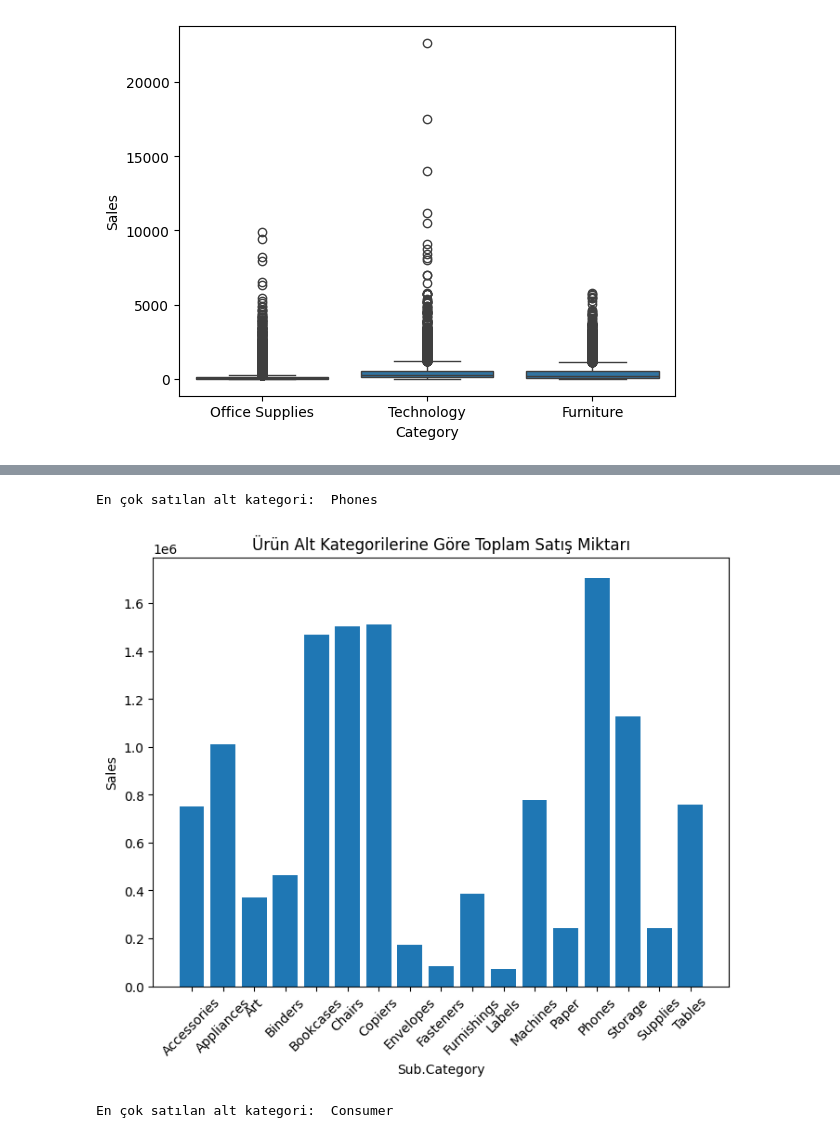
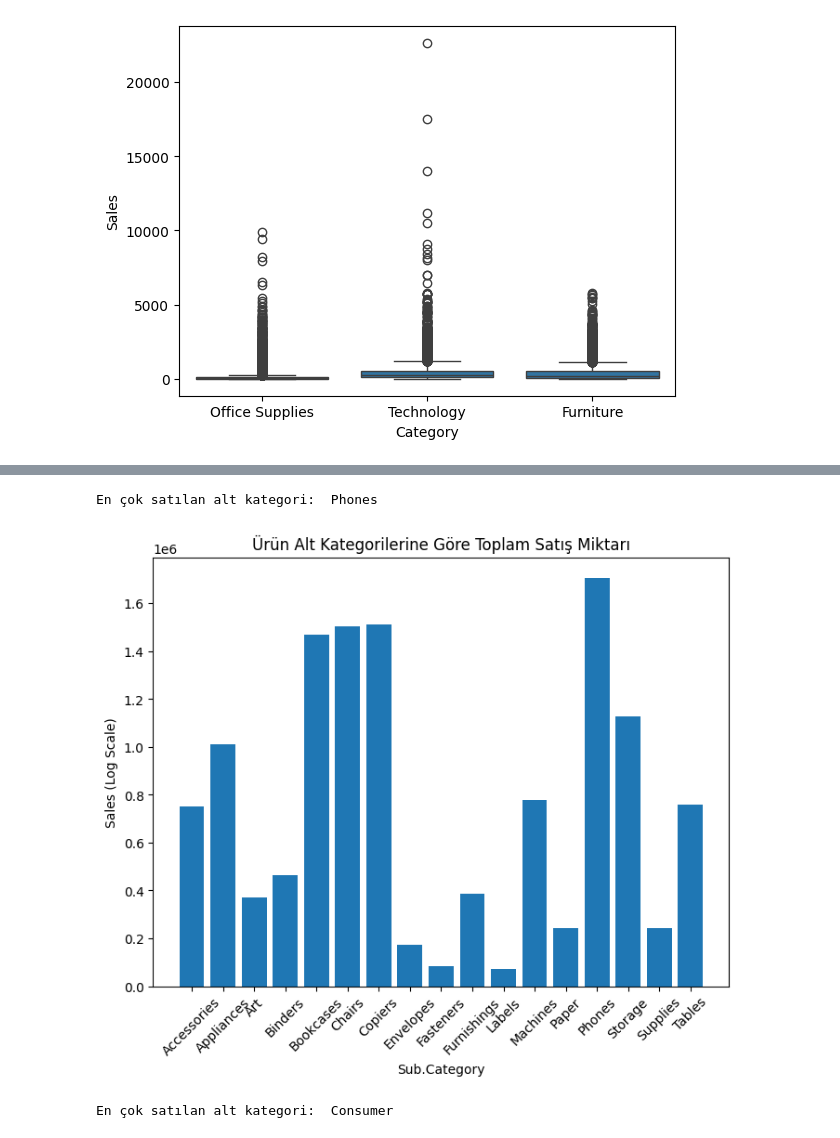
Before and after one commit to sevgicann/pythonfiles, a Jupyter notebook: week-3/exercise-week3.ipynb, the cells around one changed output, grey strips where cells are left out. Drawn from its saved outputs; the diff is of its cells as text; code cells hidden in the pictures.

```diff
--- a/week-3/exercise-week3.ipynb
+++ b/week-3/exercise-week3.ipynb
@@ -321,23 +342,23 @@ grafik_box.set_xticklabels(grafik.get_xticklabels(), rotation=45)
 # %%
 #En çok satılan ürün alt kategorisi Bulmak için:
 toplam_satis = df.groupby('Sub.Category')['Sales'].sum().reset_index()
 
 # En çok satılan alt kategoriyi bulma
 en_cok_satilan = toplam_satis[toplam_satis['Sales'] == toplam_satis['Sales'].max()]
 
 print("En çok satılan alt kategori: ", en_cok_satilan['Sub.Category'].values[0])
 
 # Görselleştirme - Barplot ile ürün alt kategorilerinin satış miktarlarını gösterme
 plt.figure(figsize=(8, 6))
 plt.bar(toplam_satis['Sub.Category'], toplam_satis['Sales'])
 plt.xlabel('Sub.Category')
-plt.ylabel('Sales')
+plt.ylabel('Sales (Log Scale)')
 plt.title('Ürün Alt Kategorilerine Göre Toplam Satış Miktarı')
 plt.xticks(rotation=45)
 plt.show()
 # %% [output]
 En çok satılan alt kategori:  Phones
-[figure, old version]
+[figure, new version]
 # %%
 toplam_satis_segment = store.groupby('Segment')['Sales'].sum().reset_index()
 
```
Also changed, not shown: parts of 10 cells of this notebook.
